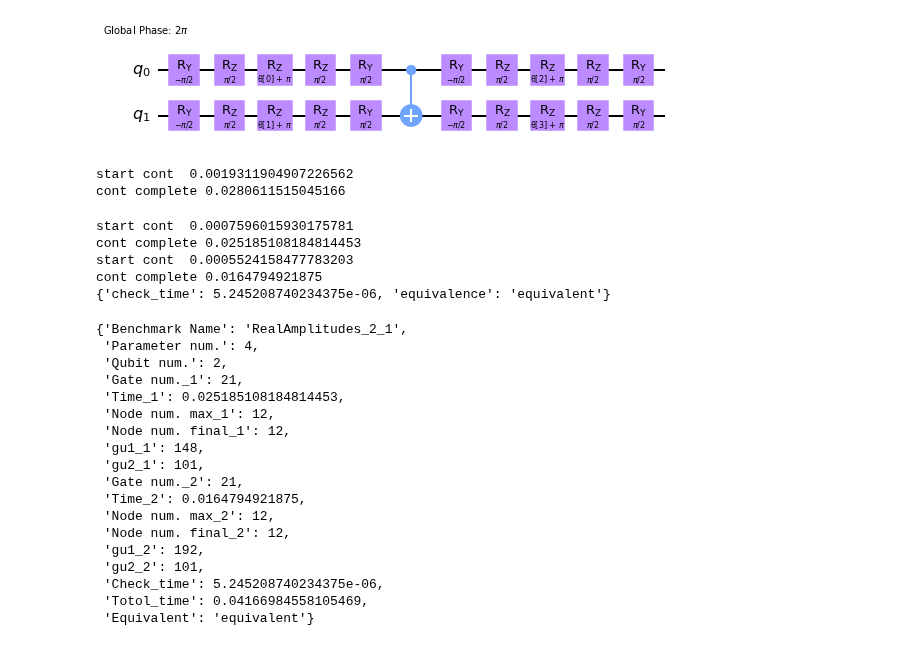
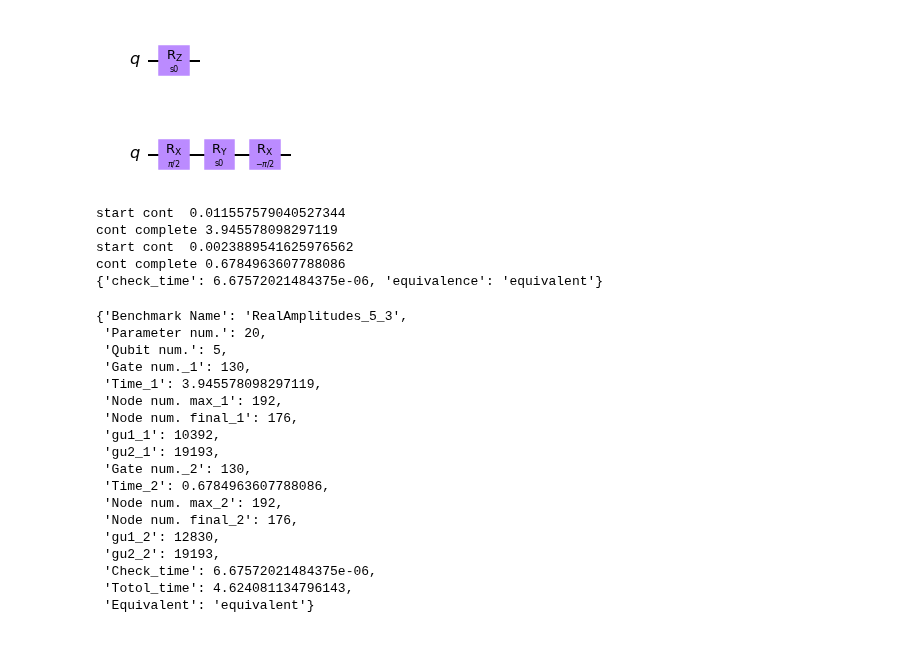
Before and after one commit to Veriqc/Symbol_TDD, a Jupyter notebook: TrDD_experiment.ipynb, the cells around one changed output. Cells and saved outputs as stored; diff of their text form; code cells hidden in the pictures.

Commit message:
speedup STDD_verify process

```diff
--- a/TrDD_experiment.ipynb
+++ b/TrDD_experiment.ipynb
@@ -238,7 +236,22 @@ cir.draw('mpl')
-# %%
-cir2.draw('mpl')
-# %% [output]
-[figure, removed]
+# %%
+
+s0=Parameter('s%i'%0)
+simple=QuantumCircuit(1)
+simple.rz(s0,0)
+simple.draw('mpl')
+# %% [output]
+[figure, added]
+# %%
+simple2=QuantumCircuit(1)
+
+simple2.rx(np.pi/2,0)
+simple2.ry(s0,0)
+simple2.rx(-np.pi/2,0)
+# simple2.rz(s0,0)
+
+simple2.draw('mpl')
+# %% [output]
+[figure, added]
 # %%
 def experiment(qubit_num=2,reps=1,function='RealAmplitudes', optimizer=None, file_name=None):
         cir1,cir2,circuit_nam=circuit_generator(qubit_num=qubit_num,reps=reps,function_name=function)
@@ -266,8 +279,3 @@ def experiment(qubit_num=2,reps=1,function='RealAmplitudes', optimizer=None, fil
                 ,'Node num. final_2':output_dict2['Node num. final'],'gu1_2':output_dict2['gu1'],'gu2_2':output_dict2['gu2']
                 ,'Check_time':output_dict3['check_time'],'Totol_time':output_dict1['Time']+output_dict2['Time']+output_dict3['check_time']
                 ,'Equivalent':output_dict3['equivalence']}
-# %%
-tdd1,output_dict1=STDD_simulation(cir, unique_table_reset=True)
-# %% [output]
-start cont  0.0019311904907226562
-cont complete 0.0280611515045166
@@ -276,26 +282,26 @@ cont complete 0.0280611515045166
 # %%
-experiment(qubit_num=2,reps=1,function='RealAmplitudes')
+experiment(qubit_num=5,reps=3,function='RealAmplitudes')
 # %% [output]
-start cont  0.0007596015930175781
-cont complete 0.025185108184814453
-start cont  0.0005524158477783203
-cont complete 0.0164794921875
-{'check_time': 5.245208740234375e-06, 'equivalence': 'equivalent'}
+start cont  0.011557579040527344
+cont complete 3.945578098297119
+start cont  0.0023889541625976562
+cont complete 0.6784963607788086
+{'check_time': 6.67572021484375e-06, 'equivalence': 'equivalent'}
-{'Benchmark Name': 'RealAmplitudes_2_1',
- 'Parameter num.': 4,
- 'Qubit num.': 2,
- 'Gate num._1': 21,
- 'Time_1': 0.025185108184814453,
- 'Node num. max_1': 12,
- 'Node num. final_1': 12,
- 'gu1_1': 148,
- 'gu2_1': 101,
- 'Gate num._2': 21,
- 'Time_2': 0.0164794921875,
- 'Node num. max_2': 12,
- 'Node num. final_2': 12,
- 'gu1_2': 192,
- 'gu2_2': 101,
- 'Check_time': 5.245208740234375e-06,
- 'Totol_time': 0.04166984558105469,
+{'Benchmark Name': 'RealAmplitudes_5_3',
+ 'Parameter num.': 20,
+ 'Qubit num.': 5,
+ 'Gate num._1': 130,
+ 'Time_1': 3.945578098297119,
+ 'Node num. max_1': 192,
+ 'Node num. final_1': 176,
+ 'gu1_1': 10392,
+ 'gu2_1': 19193,
+ 'Gate num._2': 130,
+ 'Time_2': 0.6784963607788086,
+ 'Node num. max_2': 192,
+ 'Node num. final_2': 176,
+ 'gu1_2': 12830,
+ 'gu2_2': 19193,
+ 'Check_time': 6.67572021484375e-06,
+ 'Totol_time': 4.624081134796143,
  'Equivalent': 'equivalent'}
```
Also changed, not shown: parts of 9 cells of this notebook, 1 other file.
